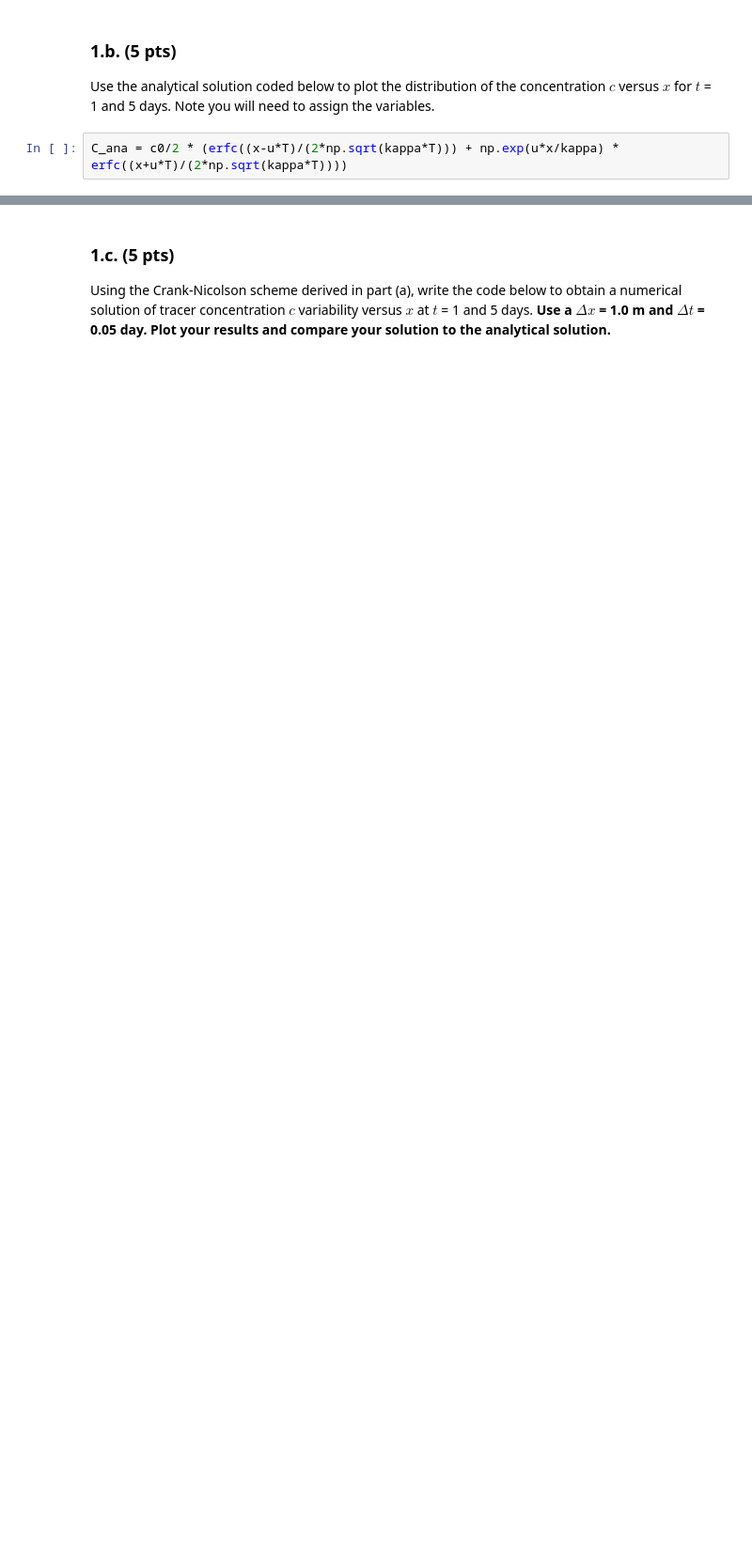
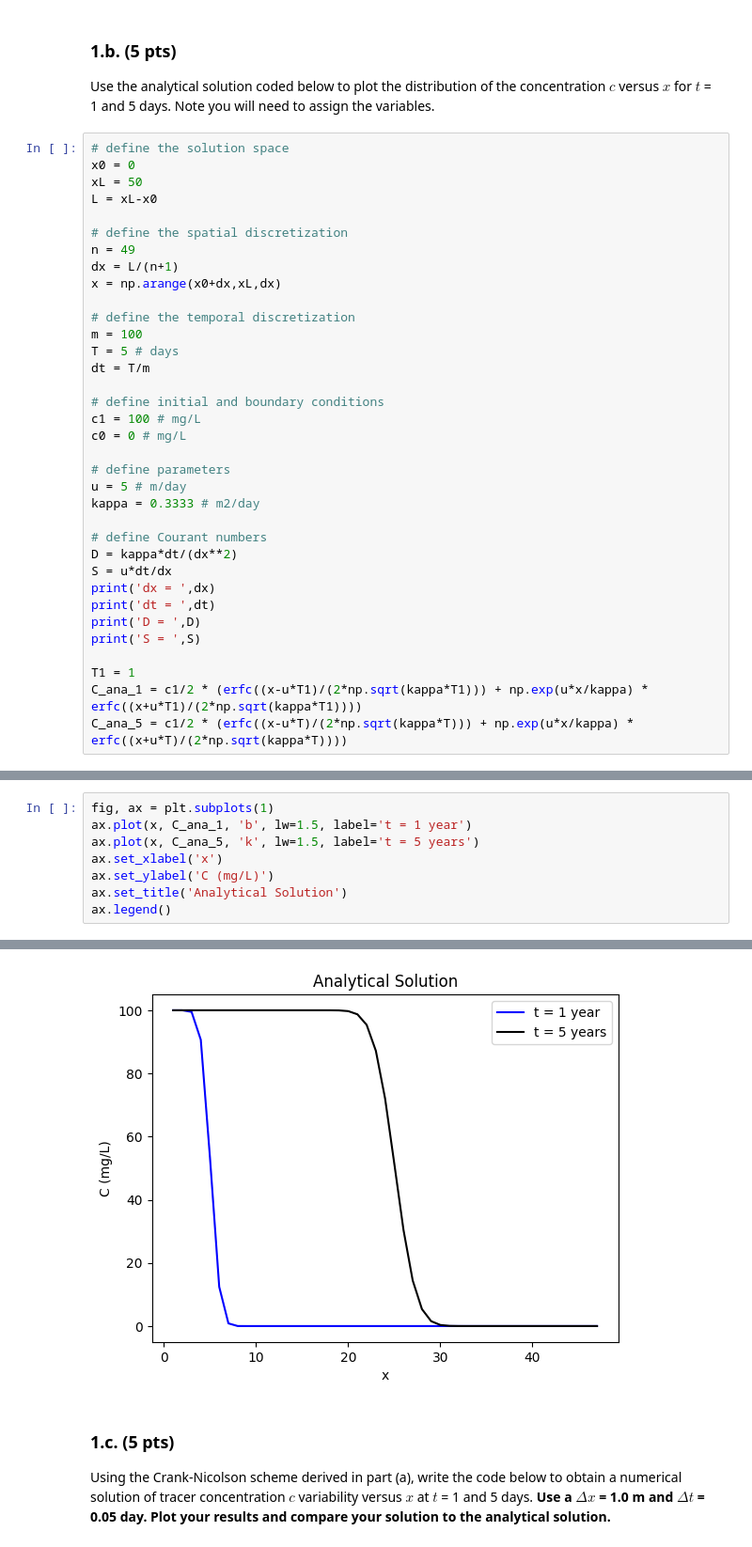
Before and after one commit to chegermiller/CEWA572_SQ2024, a Jupyter notebook: practice_midterm.ipynb, the cells around one changed output, grey strips where cells are left out. Shown: that part at 94% size. Cells and saved outputs as stored; diff of their text form; blank space fills up the shorter version.

Commit message:
Post solutions.

```diff
--- a/practice_midterm.ipynb
+++ b/practice_midterm.ipynb
@@ -40,5 +112,38 @@ $$         c =c_{0} \quad t=0 \quad \text{ for all } \quad 0 \leq x \leq L \\
 
 Use the analytical solution coded below to plot the distribution of the concentration $c$ versus $x$ for $t$ = 1 and 5 days. Note you will need to assign the variables.
 # %%
-C_ana = c0/2 * (erfc((x-u*T)/(2*np.sqrt(kappa*T))) + np.exp(u*x/kappa) * erfc((x+u*T)/(2*np.sqrt(kappa*T))))
+# define the solution space
+x0 = 0
+xL = 50
+L = xL-x0
+
+# define the spatial discretization
+n = 49
+dx = L/(n+1)
+x = np.arange(x0+dx,xL,dx)
+
+# define the temporal discretization
+m = 100
+T = 5 # days
+dt = T/m
+
+# define initial and boundary conditions
+c1 = 100 # mg/L
+c0 = 0 # mg/L
+
+# define parameters
+u = 5 # m/day
+kappa = 0.3333 # m2/day
+
+# define Courant numbers
+D = kappa*dt/(dx**2)
+S = u*dt/dx
+print('dx = ',dx)
+print('dt = ',dt)
+print('D = ',D)
+print('S = ',S)
+
+T1 = 1
+C_ana_1 = c1/2 * (erfc((x-u*T1)/(2*np.sqrt(kappa*T1))) + np.exp(u*x/kappa) * erfc((x+u*T1)/(2*np.sqrt(kappa*T1))))
+C_ana_5 = c1/2 * (erfc((x-u*T)/(2*np.sqrt(kappa*T))) + np.exp(u*x/kappa) * erfc((x+u*T)/(2*np.sqrt(kappa*T))))
 # %% [output]
@@ -45,0 +154,9 @@ NameError: name 'c0' is not defined
+# %%
+fig, ax = plt.subplots(1)
+ax.plot(x, C_ana_1, 'b', lw=1.5, label='t = 1 year')
+ax.plot(x, C_ana_5, 'k', lw=1.5, label='t = 5 years')
+ax.set_xlabel('x')
+ax.set_ylabel('C (mg/L)')
+ax.set_title('Analytical Solution')
+ax.legend()
+# %% [output]
@@ -46,3 +164,4 @@ NameError: name 'c0' is not defined
+[figure, added]
 # %% [markdown]
 ### 1.c. (5 pts)
 
```
Also changed, not shown: parts of 15 cells of this notebook.
